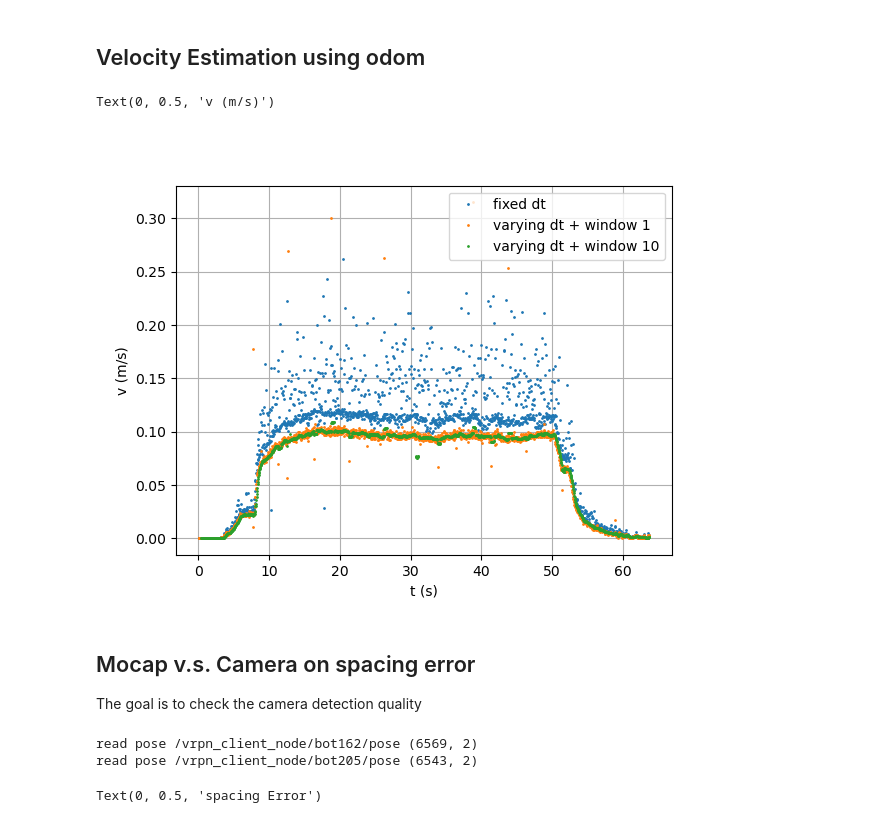
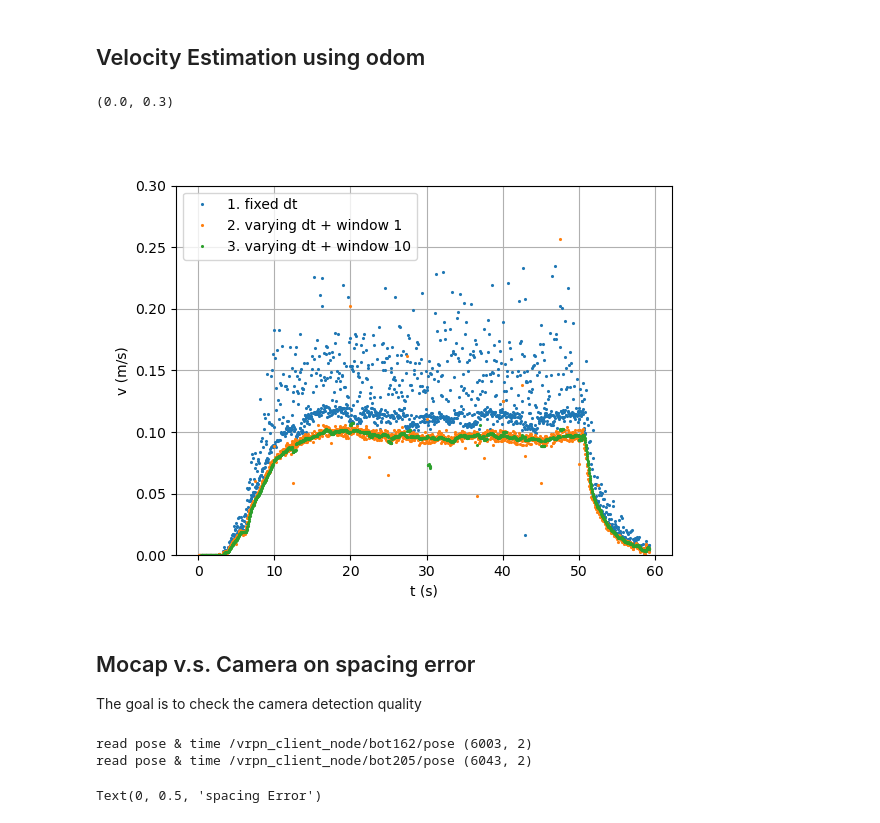
Before and after one commit to holyhenry/DSR_s_curve_tbot_test, a Jupyter notebook: plotting/scripts/system_test.ipynb, the cells around one changed output. Cells and saved outputs as stored; diff of their text form; code cells hidden in the pictures.

```diff
--- a/plotting/scripts/system_test.ipynb
+++ b/plotting/scripts/system_test.ipynb
@@ -51,6 +51,6 @@ def equal_trim_to_match(t1, p1, t2, p2):
         return t1, p1, t2[idx], p2[idx]
 # %%
 # bag = bagreader('/home/henrypcl/mocap_data_analy_2.bag')
-bag = bagreader('/home/henrypcl/tag_lp_test_05.bag')
+bag = bagreader('/Users/henrychang/Desktop/DSR_s_curve_tbot_test/bag/tag_lp_test_01.bag')
 print(bag.topic_table)
 # %% [output]
@@ -139,28 +140,32 @@ read pose & time /tbot162/robot_pose_ekf/odom_combined (1710, 2)
 # %%
 '''
 Takeaway: when estimating higher order info, faster is not necessarily better!
 '''
 
 def estimate_velocity(pose_array, time, n):
-
+    '''
+    pose_array: shape (x, 2)
+    time:       shape (x, )
+    n:          int, window size
+    '''
     return np.linalg.norm(pose_array[n:] - pose_array[:-n], axis=1), time[n:] - time[:-n]
 
 normalize_t = t162-t162[0]
 
 dt_fix = 1/34
 dx_1, dt_1 = estimate_velocity(p162_o, normalize_t, n=1)
 dx_10, dt_10 = estimate_velocity(p162_o, normalize_t, n=10)
 dx_100, dt_100 = estimate_velocity(p162_o, normalize_t, n=100)
 
-plt.figure(); ms = 2
-plt.plot(normalize_t[1:], dx_1/dt_fix, '.', markersize=ms, label='fixed dt')
-plt.plot(normalize_t[1:], dx_1/dt_1, '.', markersize=ms, label='varying dt + window 1')
-plt.plot(normalize_t[10:], dx_10/dt_10, '.', markersize=ms, label='varying dt + window 10')
-# plt.plot(normalize_t[100:], dx_100/dt_100, '.', markersize=ms, label='varying dt + window 100')
-plt.grid(); plt.legend(); plt.xlabel('t (s)'); plt.ylabel('v (m/s)')
+plt.figure(); ms = 2.5
+plt.plot(normalize_t[1:], dx_1/dt_fix, '.', markersize=ms, label='1. fixed dt')
+plt.plot(normalize_t[1:], dx_1/dt_1, '.', markersize=ms, label='2. varying dt + window 1')
+plt.plot(normalize_t[10:], dx_10/dt_10, '.', markersize=ms, label='3. varying dt + window 10')
+# plt.plot(normalize_t[100:], dx_100/dt_100, '.', markersize=ms, label='4. varying dt + window 100')
+plt.grid(); plt.legend(); plt.xlabel('t (s)'); plt.ylabel('v (m/s)'); plt.ylim(0, 0.3)
 # %% [output]
-Text(0, 0.5, 'v (m/s)')
+(0.0, 0.3)
-[figure, old version]
+[figure, new version]
 # %% [markdown]
 ## Mocap v.s. Camera on spacing error
 The goal is to check the camera detection quality
@@ -176,8 +181,8 @@ t205, p205_m = read_pose_from_bag(bag,
 # trim mocap data to get spacing error
 t162_t, p162_t, t205_t, p205_t = equal_trim_to_match(t162, p162_m, t205, p205_m)
 # %% [output]
-read pose /vrpn_client_node/bot162/pose (6569, 2)
-read pose /vrpn_client_node/bot205/pose (6543, 2)
+read pose & time /vrpn_client_node/bot162/pose (6003, 2)
+read pose & time /vrpn_client_node/bot205/pose (6043, 2)
 # %%
 # Spacing error from mocap (0.1)
 error_m = np.linalg.norm(p162_t - p205_t, axis=1)
```
Also changed, not shown: parts of 5 cells of this notebook, 22 other files.
